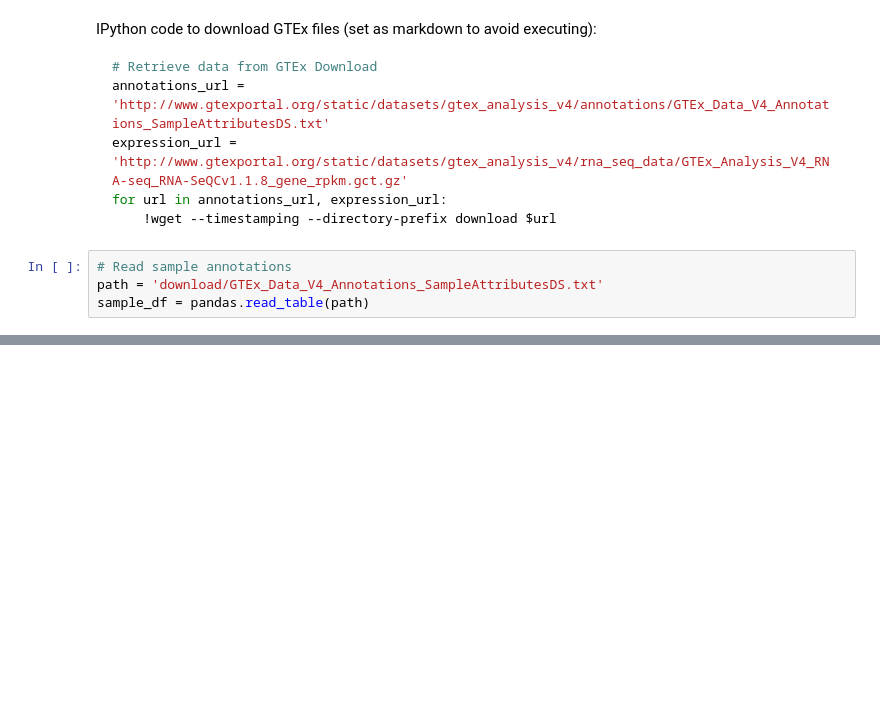
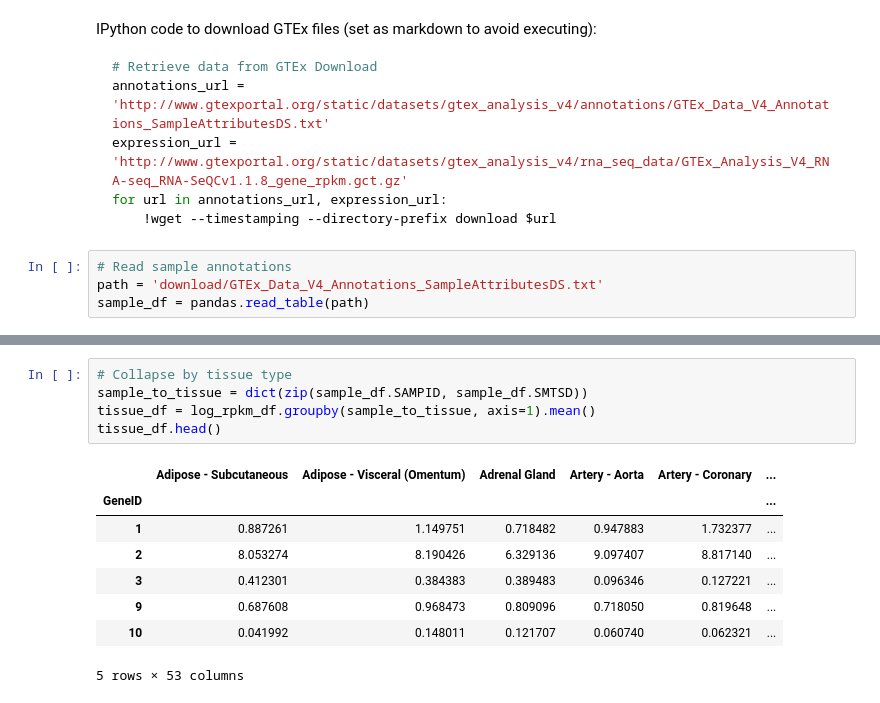
Before and after one commit to dhimmel/gtex, a Jupyter notebook: gtex.ipynb, the cells around one changed output, grey strips where cells are left out. Saved outputs shown, nothing was run; the diff lists cells and outputs as text; blank space fills up the shorter version.

```diff
--- a/gtex.ipynb
+++ b/gtex.ipynb
@@ -46,0 +80,14 @@ len(gtex_df)
+# %%
+# Collapse by tissue type
+sample_to_tissue = dict(zip(sample_df.SAMPID, sample_df.SMTSD))
+tissue_df = log_rpkm_df.groupby(sample_to_tissue, axis=1).mean()
+tissue_df.head()
+# %% [output]
+|  | Adipose - Subcutaneous | Adipose - Visceral (Omentum) | Adrenal Gland | Artery - Aorta | Artery - Coronary | ... |
+| GeneID |  |  |  |  |  | ... |
+| 1 | 0.887261 | 1.149751 | 0.718482 | 0.947883 | 1.732377 | ... |
+| 2 | 8.053274 | 8.190426 | 6.329136 | 9.097407 | 8.817140 | ... |
+| 3 | 0.412301 | 0.384383 | 0.389483 | 0.096346 | 0.127221 | ... |
+| 9 | 0.687608 | 0.968473 | 0.809096 | 0.718050 | 0.819648 | ... |
+| 10 | 0.041992 | 0.148011 | 0.121707 | 0.060740 | 0.062321 | ... |
+5 rows × 53 columns
```
Also changed, not shown: parts of 12 cells of this notebook, 1 other file.
